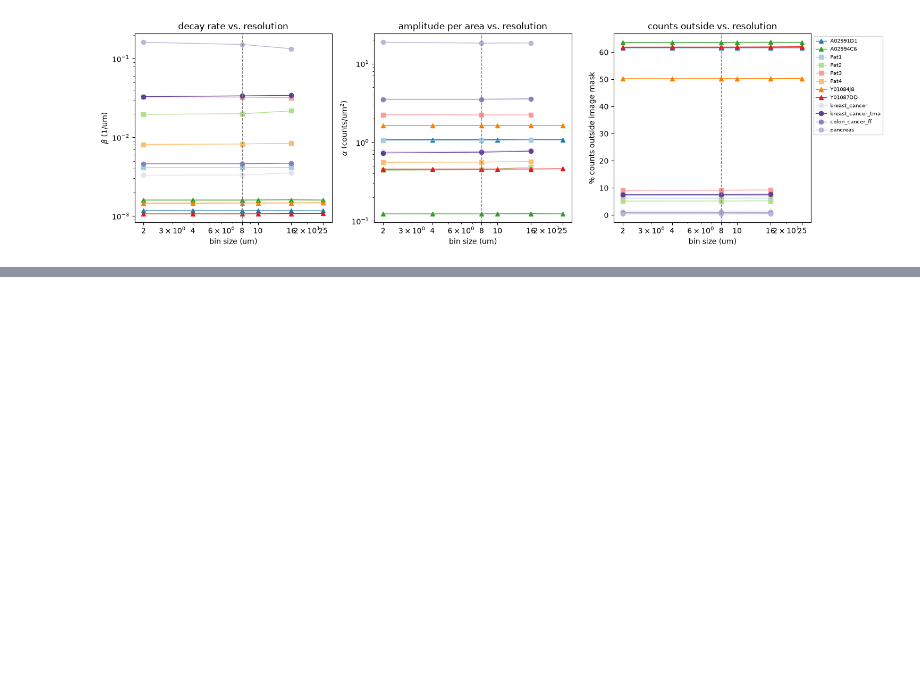
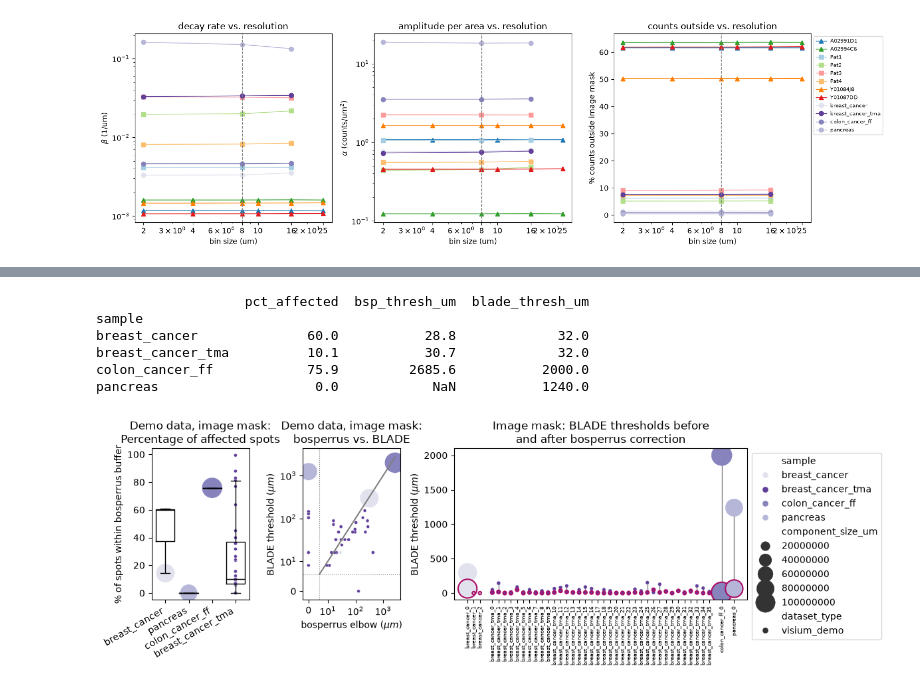
Before and after one commit to uderhardtlab/truncated_graphs, a Jupyter notebook: notebooks/ST.ipynb, the cells around one changed output, grey strips where cells are left out. Saved outputs shown, nothing was run; the diff lists cells and outputs as text; code cells hidden in the pictures; blank space fills up the shorter version.

```diff
--- a/notebooks/ST.ipynb
+++ b/notebooks/ST.ipynb
@@ -328,0 +356,74 @@ plt.show()
+# %%
+def load_buffer_results(suffix=""):
+    """Per-component results table (same columns as cells 5-6) from {sample}_buffer{suffix}.json."""
+    rows = []
+    for sample in SAMPLES["name"]:
+        buf = json.loads((RESULTS_DIR / f"{sample}_buffer{suffix}.json").read_text())
+        bin_size_um = buf["resolution_um"]
+        for label, info in buf["per_component"].items():
+            bsp_thresh_um = _nan(info["bsp_thresh_um"])
+            rows.append([
+                sample, int(label), f"{sample}_{label}", info["n_spots"],
+                _nan(info["blade_thresh"]), bsp_thresh_um / bin_size_um, _nan(info["blade_thresh_corrected"]),
+                bin_size_um,
+                _nan(info["blade_thresh_um"]), bsp_thresh_um, _nan(info["blade_thresh_corrected_um"]),
+                info["pct_affected"],
+            ])
+    df = pd.DataFrame(rows, columns=results_df.columns[:12])
+    df = df.merge(SAMPLES[["name", "dataset_type"]], left_on="sample", right_on="name")
+    df["component_size_um"] = df["component_size"] * df["bin_size_um"] ** 2
+    return df
+
+
+im_results_df = load_buffer_results("_imagemask")
+im_demo_df = im_results_df[im_results_df["dataset_type"] == "visium_demo"]
+
+im_figure_df = im_demo_df.sort_values(["dataset_type", "sample", "component_rank"]).reset_index(drop=True)
+im_x_pos, x, previous_sample = [], 0, None
+for _, row in im_figure_df.iterrows():
+    if previous_sample is not None:
+        x += sample_gap if row["sample"] != previous_sample else component_spacing
+    im_x_pos.append(x)
+    previous_sample = row["sample"]
+im_x_pos = np.array(im_x_pos)
+im_figure_df["x_pos"] = im_x_pos
+
+print(im_demo_df.groupby("sample")[["pct_affected", "bsp_thresh_um", "blade_thresh_um"]].median().round(1))
+
+f, axs = plt.subplots(1, 3, figsize=(12, 4), width_ratios=[1, 1, 3])
+
+# a: % of bins within the bosperrus buffer
+sns.boxplot(im_demo_df, x="sample", y="pct_affected", color="black", fill=False, showfliers=False, linewidth=1, ax=axs[0])
+sns.scatterplot(im_demo_df, x="sample", y="pct_affected", style="dataset_type", hue="sample", size="component_size_um", markers=DATASET_TYPE_MARKERS, sizes=(10, 500), palette=sample_pal, ax=axs[0], legend=False)
+axs[0].set_ylabel("% of spots within bosperrus buffer")
+axs[0].set_xlabel("")
+axs[0].set_title("Demo data, image mask:\nPercentage of affected spots")
+axs[0].set_xticks(axs[0].get_xticks(), axs[0].get_xticklabels(), rotation=30, ha="right")
+
+# b: bosperrus elbow vs. BLADE (no border effect / BLADE = 0 shown at "0"; plot_blade_vs_bosperrus from the main figure cell)
+plot_blade_vs_bosperrus(axs[1], im_demo_df, "Demo data, image mask:\nbosperrus vs. BLADE")
+
+# c: BLADE before vs. after bosperrus correction
+for _, row in im_figure_df.iterrows():
+    axs[2].plot([row["x_pos"], row["x_pos"]], [row["blade_thresh_um"], row["blade_thresh_corrected_um"]], color="gray", linewidth=1, zorder=0)
+sns.scatterplot(data=im_figure_df, x="x_pos", y="blade_thresh_um", hue="sample", style="dataset_type", markers=DATASET_TYPE_MARKERS, palette=sample_pal, sizes=(10, 500), size="component_size_um", edgecolor=None, legend=True, ax=axs[2], zorder=2)
+sns.scatterplot(data=im_figure_df, x="x_pos", y="blade_thresh_corrected_um", hue="sample", style="dataset_type", markers=DATASET_TYPE_MARKERS, palette=sample_pal, sizes=(10, 500), size="component_size_um", edgecolor=FIT_PALETTE["Exponential Saturation Fit"], linewidth=1.5, legend=False, ax=axs[2], zorder=2)
+axs[2].set_xticks(im_x_pos)
+axs[2].set_xticklabels(im_figure_df["component_label"], rotation=90, fontsize=6)
+axs[2].set_xlabel("")
+axs[2].set_ylabel("BLADE threshold ($\\mu m$)")
+axs[2].set_title("Image mask: BLADE thresholds before\nand after bosperrus correction")
+sns.move_legend(axs[2], "upper left", bbox_to_anchor=(1, 1))
+
+plt.tight_layout()
+Path("../result_plots/supplement").mkdir(parents=True, exist_ok=True)
+plt.savefig("../result_plots/supplement/ST_panels_abc_image_mask.svg", bbox_inches="tight")
+plt.show()
+# %% [output]
+                   pct_affected  bsp_thresh_um  blade_thresh_um
+sample
+breast_cancer              60.0           28.8             32.0
+breast_cancer_tma          10.1           30.7             32.0
+colon_cancer_ff            75.9         2685.6           2000.0
+pancreas                    0.0            NaN           1240.0
+[figure, added]
```
Also changed, not shown: parts of 3 cells of this notebook, 4 other files.
